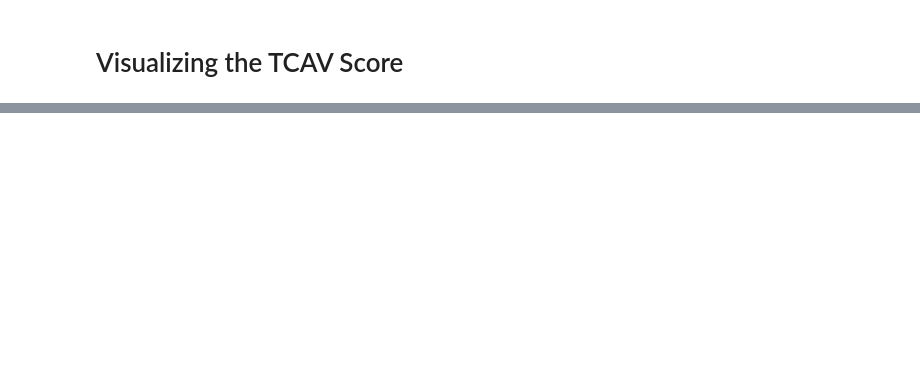
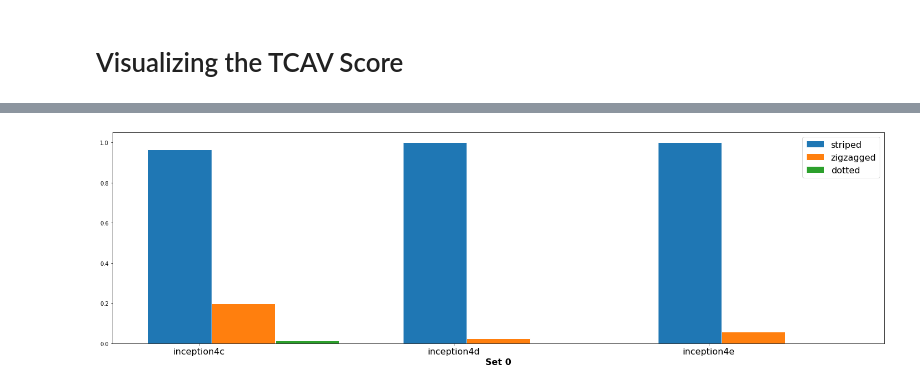
Before and after one commit to Mitchell-Chatterjee/COMP-5900, a Jupyter notebook: Project/Project.ipynb, the cells around one changed output, grey strips where cells are left out. Cells and saved outputs as stored; diff of their text form; code cells hidden in the pictures; blank space fills up the shorter version.

```diff
--- a/Project/Project.ipynb
+++ b/Project/Project.ipynb
@@ -273,3 +300,32 @@ for c, concept in enumerate([stripes_concept, zigzagged_concept, dotted_concept,
+# %%
+# Plot the TCAV scores
+
+# Extract target class index.
+target_class_idx = image_datasets['train'].class_to_idx[TARGET_CLASS]
+
+# Load sample images from folder
+path = os.path.join(DATA_DIR, 'val')
+target_class_images = ds.load_image_tensors(TARGET_CLASS, root_path=path, transform=False)
+target_class_tensors = torch.stack([ds.transform(img) for img in target_class_images])
+
+# Send the model to the cpu
+model_ft.cpu()
+
+# Redefine the tcav on the model now on cpu
+mytcav = TCAV(model=model_ft,
+              layers=layers,
+              layer_attr_method = LayerIntegratedGradients(
+                model, None, multiply_by_inputs=False))
+
+# Run TCAV
+tcav_scores = mytcav.interpret(inputs=target_class_tensors,
+                                         experimental_sets=experimental_sets,
+                                         target=target_class_idx,
+                                         n_steps=5)
+
+ts.plot_tcav_scores(experimental_sets, tcav_scores, layers)
+# %% [output]
+[figure, added]
 # %%
 # Visualization of classes
 
```
Also changed, not shown: parts of 18 cells of this notebook, 3 other files.
